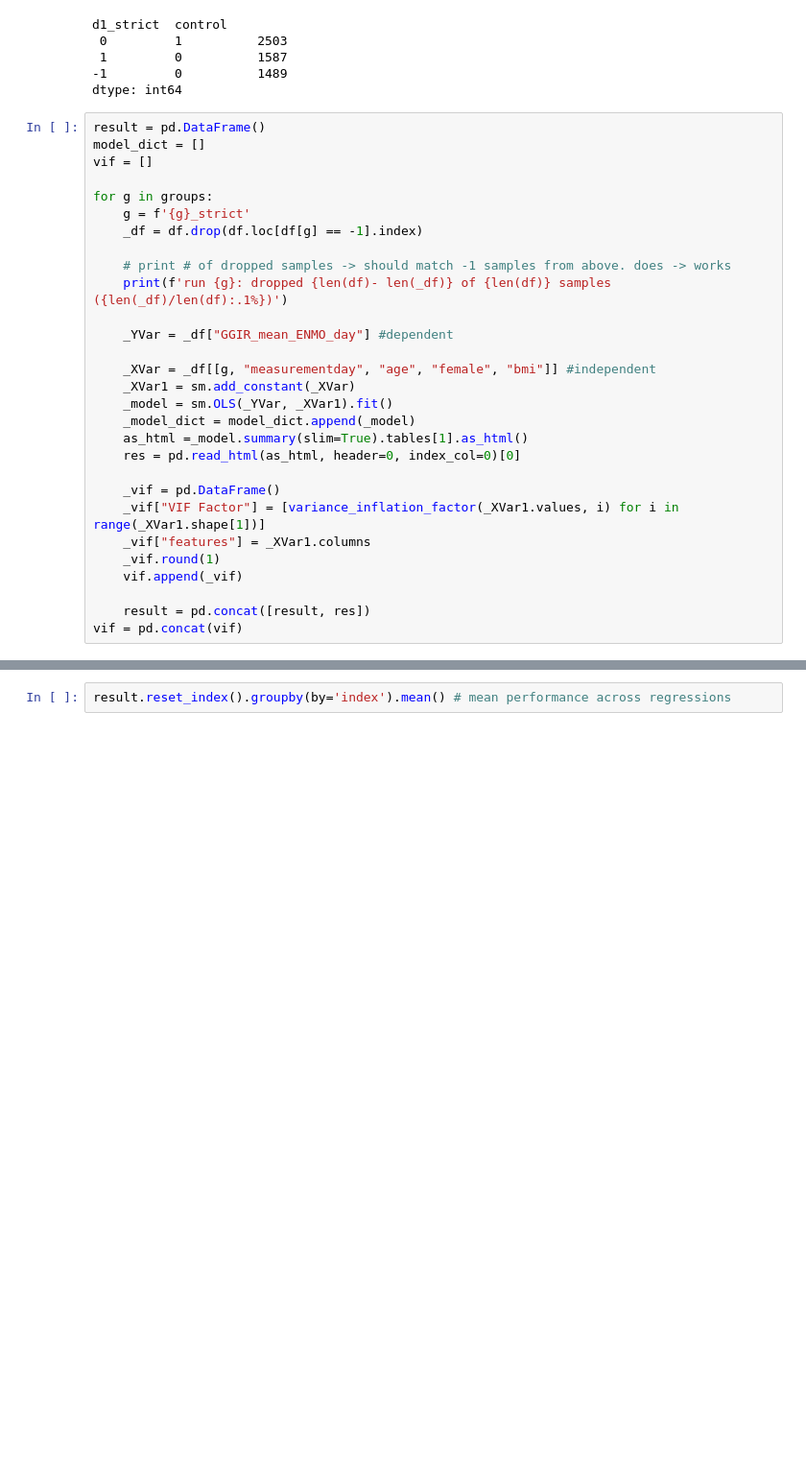
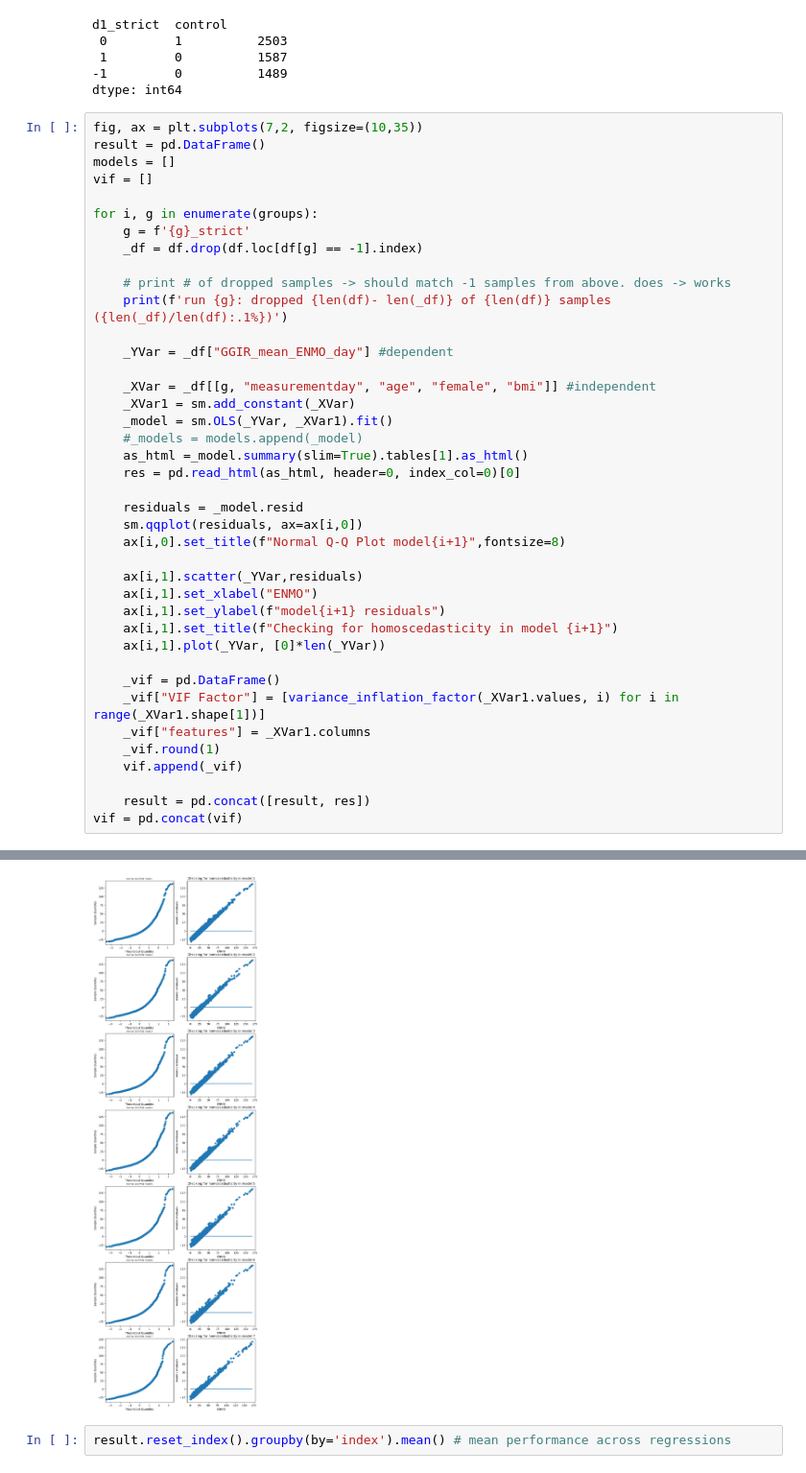
Before and after one commit to mjoeli/csb_project, a Jupyter notebook: regression_day.ipynb, the cells around one changed output, grey strips where cells are left out. Shown at 96% size. Cells and saved outputs as stored; diff of their text form; blank space fills up the shorter version.

```diff
--- a/regression_day.ipynb
+++ b/regression_day.ipynb
@@ -144,42 +144,54 @@ d1_strict  control
 -1         0          1489
 dtype: int64
 # %%
+fig, ax = plt.subplots(7,2, figsize=(10,35))
 result = pd.DataFrame()
-model_dict = []
+models = []
 vif = []
 
-for g in groups:
+for i, g in enumerate(groups):
     g = f'{g}_strict'
     _df = df.drop(df.loc[df[g] == -1].index)
 
     # print # of dropped samples -> should match -1 samples from above. does -> works
     print(f'run {g}: dropped {len(df)- len(_df)} of {len(df)} samples ({len(_df)/len(df):.1%})')
 
     _YVar = _df["GGIR_mean_ENMO_day"] #dependent
 
     _XVar = _df[[g, "measurementday", "age", "female", "bmi"]] #independent
     _XVar1 = sm.add_constant(_XVar)
     _model = sm.OLS(_YVar, _XVar1).fit()
-    _model_dict = model_dict.append(_model)
+    #_models = models.append(_model)
     as_html =_model.summary(slim=True).tables[1].as_html()
     res = pd.read_html(as_html, header=0, index_col=0)[0]
+
+    residuals = _model.resid
+    sm.qqplot(residuals, ax=ax[i,0])
+    ax[i,0].set_title(f"Normal Q-Q Plot model{i+1}",fontsize=8)
+
+    ax[i,1].scatter(_YVar,residuals)
+    ax[i,1].set_xlabel("ENMO")
+    ax[i,1].set_ylabel(f"model{i+1} residuals")
+    ax[i,1].set_title(f"Checking for homoscedasticity in model {i+1}")
+    ax[i,1].plot(_YVar, [0]*len(_YVar))
 
     _vif = pd.DataFrame()
     _vif["VIF Factor"] = [variance_inflation_factor(_XVar1.values, i) for i in range(_XVar1.shape[1])]
     _vif["features"] = _XVar1.columns
     _vif.round(1)
     vif.append(_vif)
 
     result = pd.concat([result, res])
 vif = pd.concat(vif)
 # %% [output]
 run d1_strict: dropped 1489 of 5579 samples (73.3%)
 run d2_strict: dropped 2779 of 5579 samples (50.2%)
 run d3_strict: dropped 2760 of 5579 samples (50.5%)
 run d4_strict: dropped 2643 of 5579 samples (52.6%)
 run d5_strict: dropped 2779 of 5579 samples (50.2%)
 run d6_strict: dropped 3040 of 5579 samples (45.5%)
 run d7_strict: dropped 2966 of 5579 samples (46.8%)
+[figure, added]
 # %%
 result.reset_index().groupby(by='index').mean() # mean performance across regressions
 # %% [output]
```
Also changed, not shown: parts of 1 cell of this notebook.
